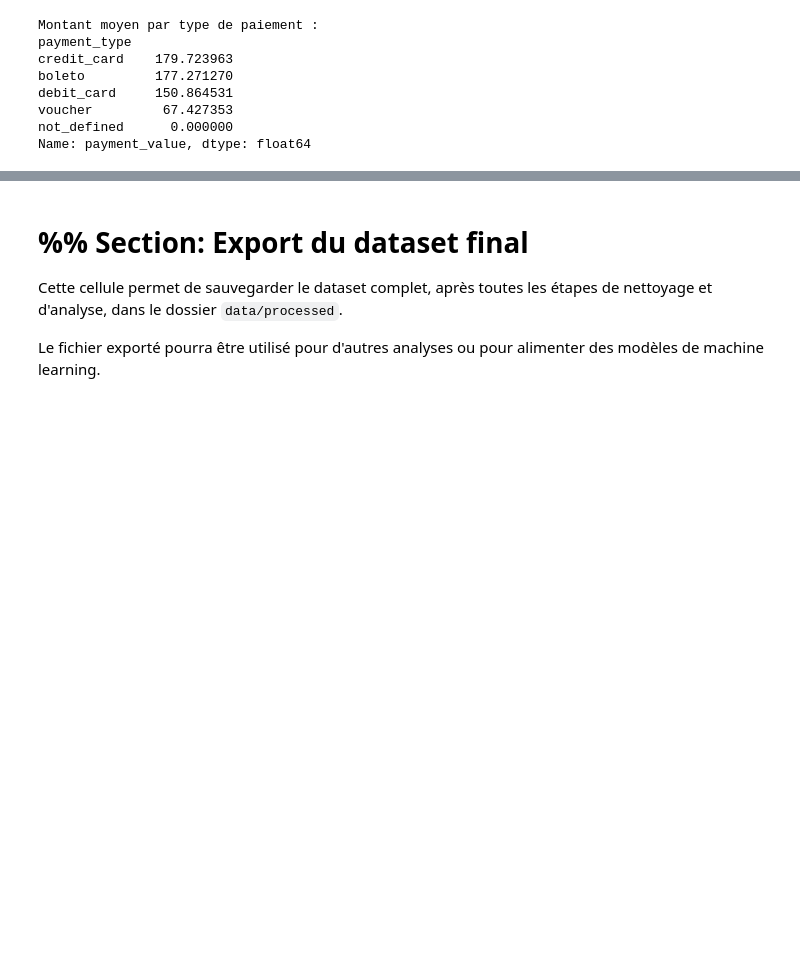
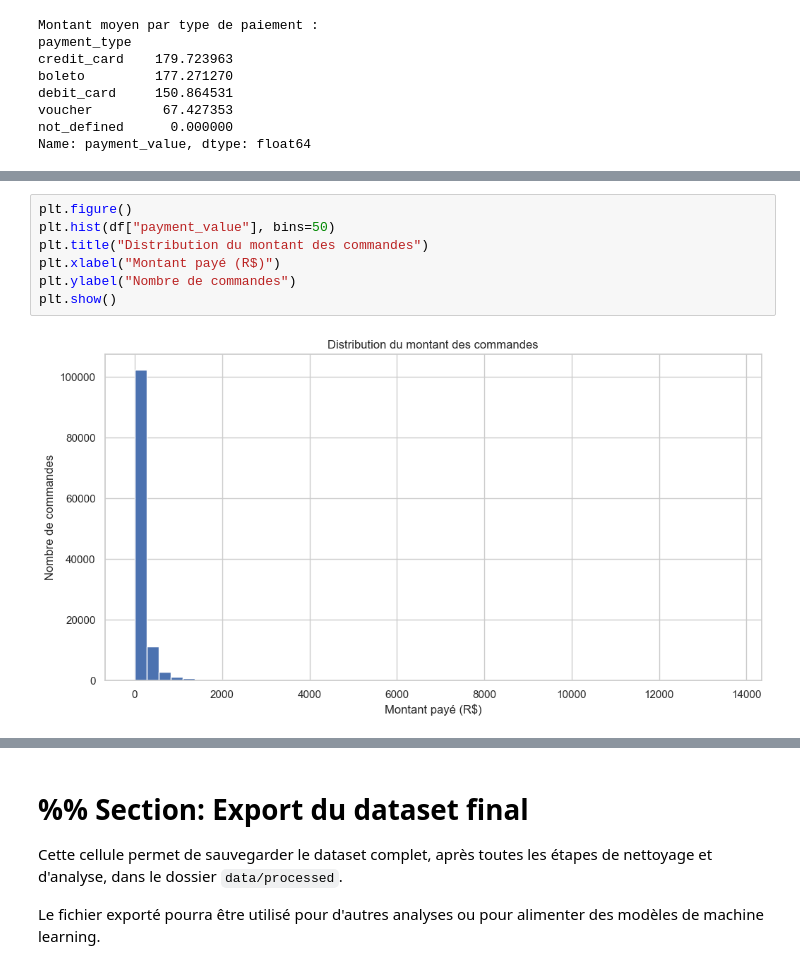
Before and after one commit to John-Do59/olist-sales-forecast, a Jupyter notebook: notebooks/eda.marimo.ipynb, the cells around one changed output, grey strips where cells are left out. Drawn from its saved outputs; the diff is of its cells as text; blank space fills up the shorter version.

```diff
--- a/notebooks/eda.marimo.ipynb
+++ b/notebooks/eda.marimo.ipynb
@@ -296,0 +305,9 @@ Name: payment_value, dtype: float64
+# %%
+plt.figure()
+plt.hist(df["payment_value"], bins=50)
+plt.title("Distribution du montant des commandes")
+plt.xlabel("Montant payé (R$)")
+plt.ylabel("Nombre de commandes")
+plt.show()
+# %% [output]
+[figure, added]
```
Also changed, not shown: parts of 20 cells of this notebook, 2 other files.
